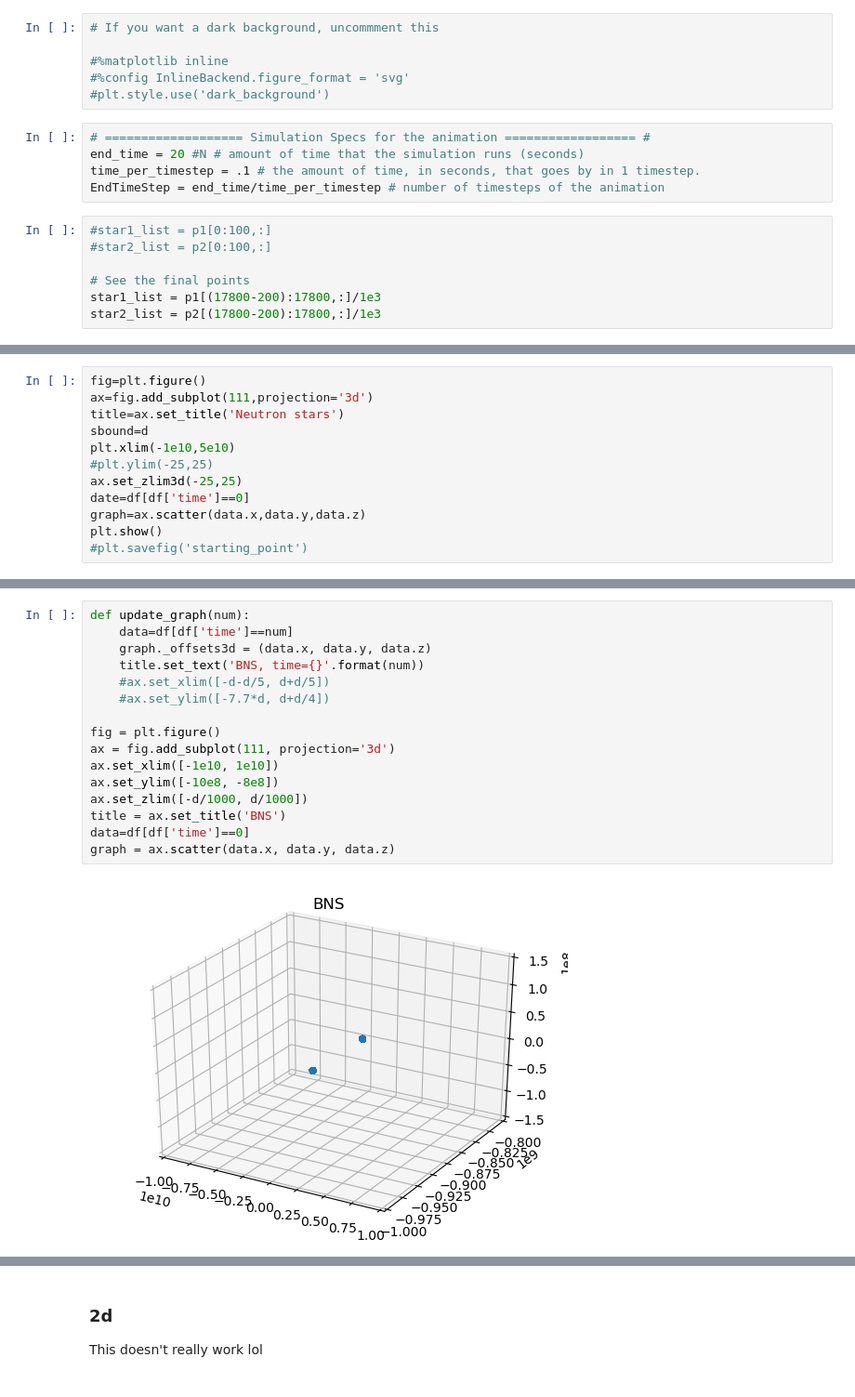
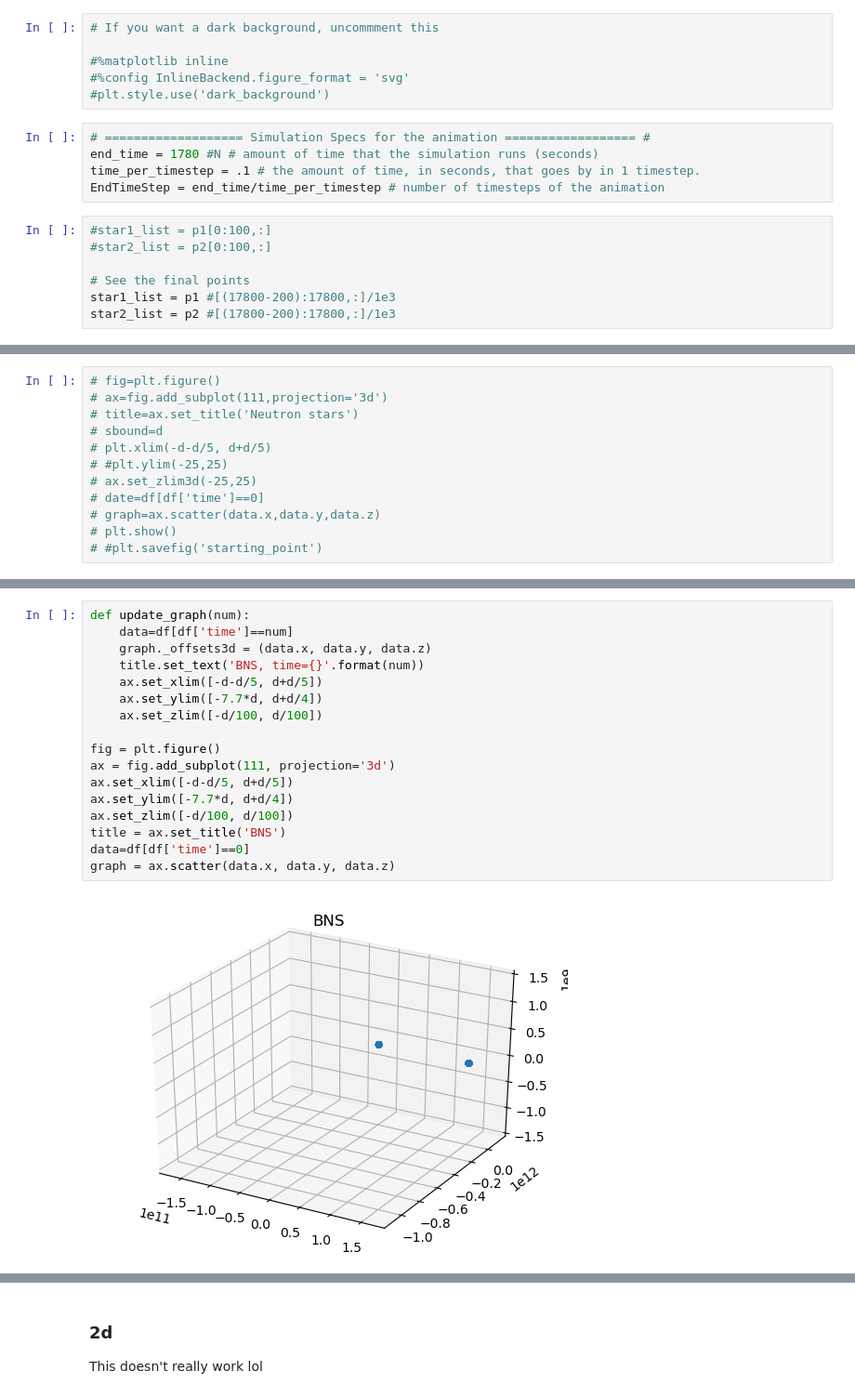
Before and after one commit to ETVincent/spring_23_computational, a Jupyter notebook: main.ipynb, the cells around one changed output, grey strips where cells are left out. Shown at 93% size. Cells and saved outputs as stored; diff of their text form.

Commit message:
Full motion
Main is set up to run the full simulation and save it. Full with stars is the full animation run to completion (but slow).

```diff
--- a/main.ipynb
+++ b/main.ipynb
@@ -162,7 +166,7 @@ plt.savefig('ending.png')
 #plt.style.use('dark_background')
 # %%
 # =================== Simulation Specs for the animation ================== #
-end_time = 20 #N # amount of time that the simulation runs (seconds)
+end_time = 1780 #N # amount of time that the simulation runs (seconds)
 time_per_timestep = .1 # the amount of time, in seconds, that goes by in 1 timestep.
 EndTimeStep = end_time/time_per_timestep # number of timesteps of the animation
 # %%
@@ -170,8 +174,8 @@ EndTimeStep = end_time/time_per_timestep # number of timesteps of the animation
 #star2_list = p2[0:100,:]
 
 # See the final points
-star1_list = p1[(17800-200):17800,:]/1e3
-star2_list = p2[(17800-200):17800,:]/1e3
+star1_list = p1 #[(17800-200):17800,:]/1e3
+star2_list = p2 #[(17800-200):17800,:]/1e3
 # %%
 # Start center of mass in correct position
 star1_com = star1_list[0]
@@ -240,12 +244,12 @@ Sucessfully made plotting dataframe:
 # %%
-fig=plt.figure()
-ax=fig.add_subplot(111,projection='3d')
-title=ax.set_title('Neutron stars')
-sbound=d
-plt.xlim(-1e10,5e10)
-#plt.ylim(-25,25)
-ax.set_zlim3d(-25,25)
-date=df[df['time']==0]
-graph=ax.scatter(data.x,data.y,data.z)
-plt.show()
-#plt.savefig('starting_point')
+# fig=plt.figure()
+# ax=fig.add_subplot(111,projection='3d')
+# title=ax.set_title('Neutron stars')
+# sbound=d
+# plt.xlim(-d-d/5, d+d/5)
+# #plt.ylim(-25,25)
+# ax.set_zlim3d(-25,25)
+# date=df[df['time']==0]
+# graph=ax.scatter(data.x,data.y,data.z)
+# plt.show()
+# #plt.savefig('starting_point')
@@ -254,19 +256,20 @@ plt.show()
 # %%
 def update_graph(num):
     data=df[df['time']==num]
     graph._offsets3d = (data.x, data.y, data.z)
     title.set_text('BNS, time={}'.format(num))
-    #ax.set_xlim([-d-d/5, d+d/5])
-    #ax.set_ylim([-7.7*d, d+d/4])
+    ax.set_xlim([-d-d/5, d+d/5])
+    ax.set_ylim([-7.7*d, d+d/4])
+    ax.set_zlim([-d/100, d/100])
 
 fig = plt.figure()
 ax = fig.add_subplot(111, projection='3d')
-ax.set_xlim([-1e10, 1e10])
-ax.set_ylim([-10e8, -8e8])
-ax.set_zlim([-d/1000, d/1000])
+ax.set_xlim([-d-d/5, d+d/5])
+ax.set_ylim([-7.7*d, d+d/4])
+ax.set_zlim([-d/100, d/100])
 title = ax.set_title('BNS')
 data=df[df['time']==0]
 graph = ax.scatter(data.x, data.y, data.z)
 # %% [output]
-[figure, old version]
+[figure, new version]
 # %%
```
Also changed, not shown: parts of 11 cells of this notebook, 1 other file.
